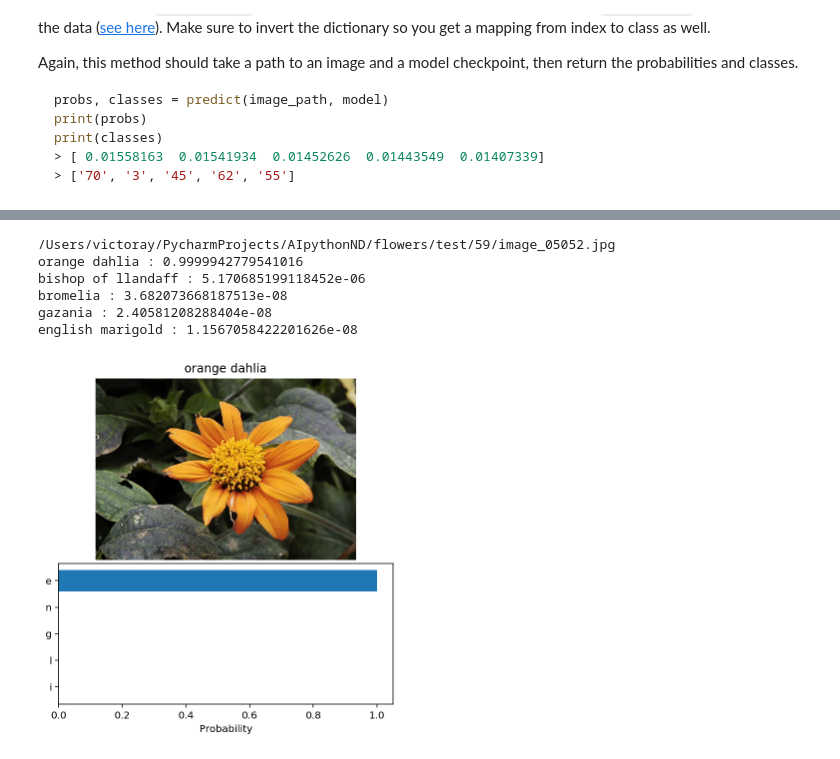
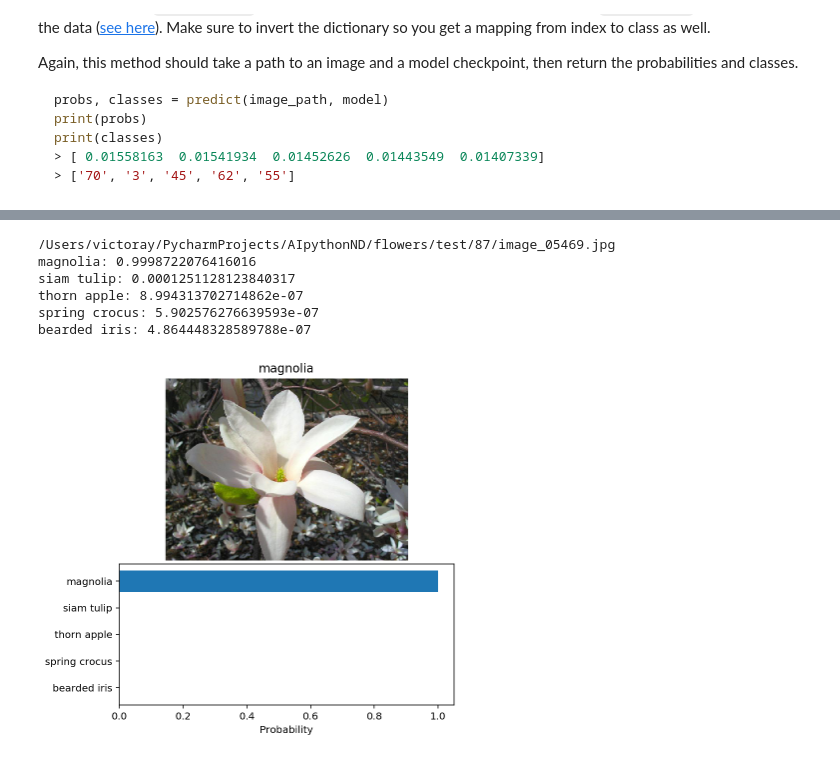
Before and after one commit to victoray/ImageClasssifier, a Jupyter notebook: Image Classifier Project.ipynb, the cells around one changed output, grey strips where cells are left out. Saved outputs shown, nothing was run; the diff lists cells and outputs as text; code cells hidden in the pictures.

```diff
--- a/Image Classifier Project.ipynb
+++ b/Image Classifier Project.ipynb
@@ -452,39 +452,39 @@ print(path)
 
 probabilities, classes = predict(path, model)
 probabilities = probabilities.tolist()[0]
 
 max_p = probabilities.index(max(probabilities))
 max_label = classes[max_p]
 
 img = Image.open(path)
 
 fig = plt.figure(figsize=(6,6))
 ax1 = plt.subplot2grid((16,9), (0,0), colspan=9, rowspan=9)
 ax2 = plt.subplot2grid((16,9), (9,0), colspan=9, rowspan=9)
 
 
 labels = [cat_to_name[str(i)] for i in classes]
 
 for label, probability in zip(labels, probabilities):
-    print(label, ":", probability)
+    print(label + ":", probability)
 print()
 ax1.axis('off')
 ax1.set_title(cat_to_name[max_label])
 ax1.imshow(img)
 
 y_pos = np.arange(len(classes))
 ax2.set_yticks(y_pos)
-ax2.set_yticklabels(label)
+ax2.set_yticklabels(labels)
 ax2.invert_yaxis()  # probabilities read top-to-bottom
 ax2.set_xlabel('Probability')
 ax2.barh(y_pos, probabilities, xerr=0, align='center')
 
 plt.show()
 # %% [output]
-/Users/victoray/PycharmProjects/AIpythonND/flowers/test/59/image_05052.jpg
-orange dahlia : 0.9999942779541016
-bishop of llandaff : 5.170685199118452e-06
-bromelia : 3.682073668187513e-08
-gazania : 2.40581208288404e-08
-english marigold : 1.1567058422201626e-08
+/Users/victoray/PycharmProjects/AIpythonND/flowers/test/87/image_05469.jpg
+magnolia: 0.9998722076416016
+siam tulip: 0.0001251128123840317
+thorn apple: 8.994313702714862e-07
+spring crocus: 5.902576276639593e-07
+bearded iris: 4.864448328589788e-07
-[figure, old version]
+[figure, new version]
```
Also changed, not shown: parts of 1 cell of this notebook, 1 other file.
